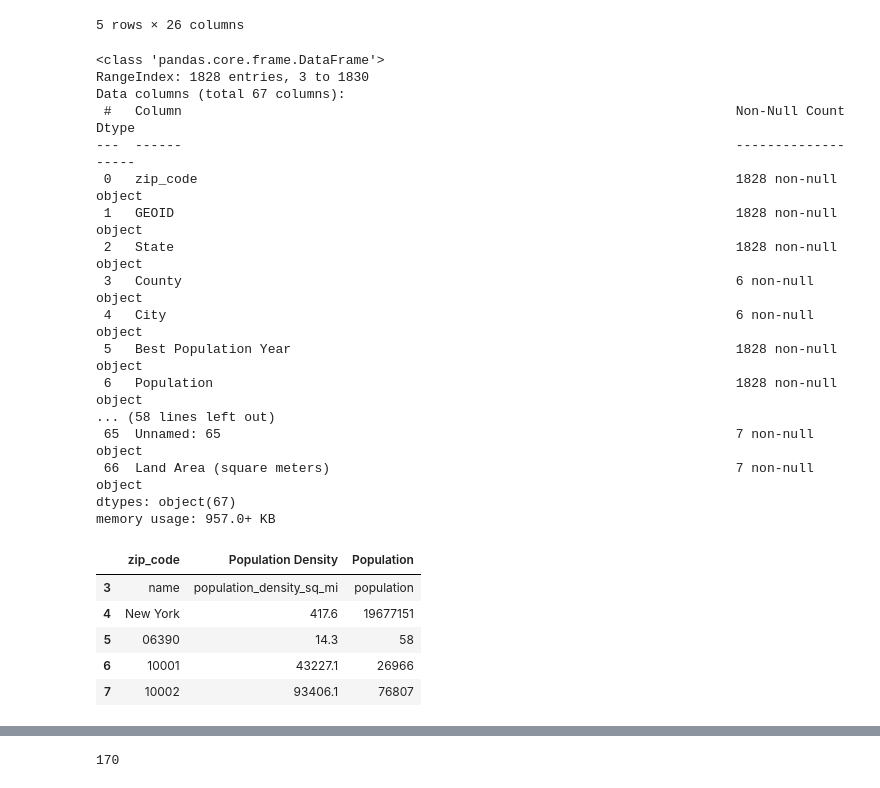
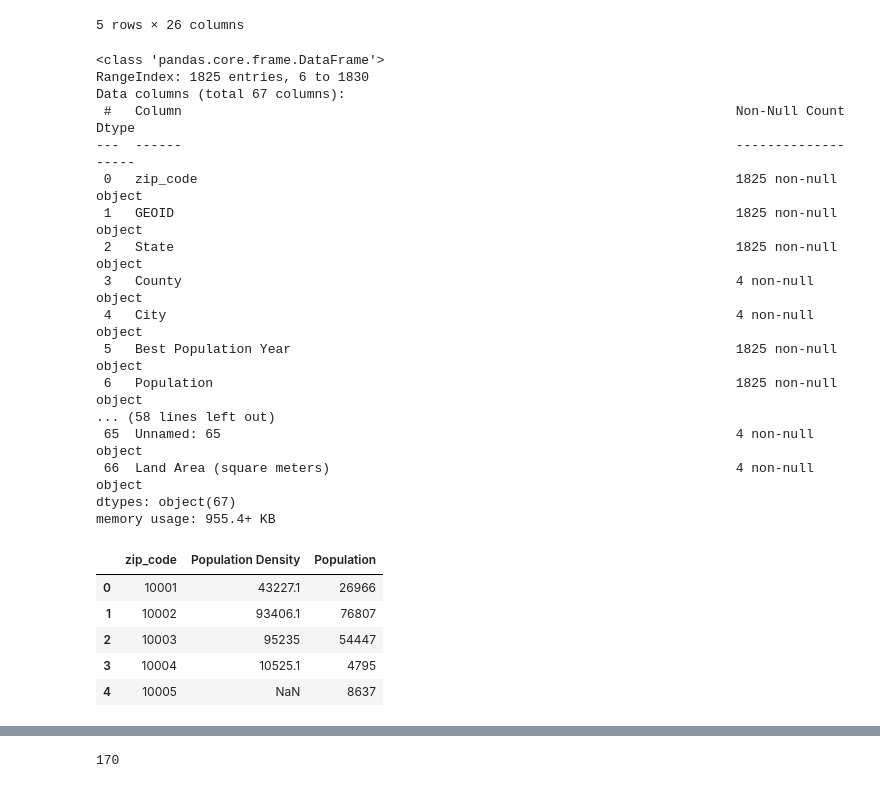
Before and after one commit to ReiannaLiu/MotorVehicleCollision, a Jupyter notebook: data_cleaning_process/loading_data.ipynb, the cells around one changed output, grey strips where cells are left out. Cells and saved outputs as stored; diff of their text form; code cells hidden in the pictures.

```diff
--- a/data_cleaning_process/loading_data.ipynb
+++ b/data_cleaning_process/loading_data.ipynb
@@ -114,37 +114,37 @@ df.head(5)
 df.loc['4277087', 'street_name'] = 'Bruckner Blvd & E 138 Street'
 # %%
 demo_df = pd.read_excel('../Resources/NewYork_DemographicsByZipCode.xlsx')
-demo_df = demo_df.iloc[3:]
+demo_df = demo_df.iloc[6:]
 demo_df = demo_df.rename(columns={'Geography': 'zip_code'}, inplace=False)
 demo_df = demo_df.rename(columns={'Best Population Estimate': 'Population'}, inplace=False)
 demo_df = demo_df.rename(columns={demo_df.columns[7]: 'Population Density'}, inplace=False)
 demo_df.info()
 # %% [output]
 <class 'pandas.core.frame.DataFrame'>
-RangeIndex: 1828 entries, 3 to 1830
+RangeIndex: 1825 entries, 6 to 1830
 Data columns (total 67 columns):
  #   Column                                                                       Non-Null Count  Dtype
 ---  ------                                                                       --------------  -----
- 0   zip_code                                                                     1828 non-null   object
- 1   GEOID                                                                        1828 non-null   object
- 2   State                                                                        1828 non-null   object
- 3   County                                                                       6 non-null      object
- 4   City                                                                         6 non-null      object
- 5   Best Population Year                                                         1828 non-null   object
- 6   Population                                                                   1828 non-null   object
+ 0   zip_code                                                                     1825 non-null   object
+ 1   GEOID                                                                        1825 non-null   object
+ 2   State                                                                        1825 non-null   object
+ 3   County                                                                       4 non-null      object
+ 4   City                                                                         4 non-null      object
+ 5   Best Population Year                                                         1825 non-null   object
+ 6   Population                                                                   1825 non-null   object
 ... (58 lines left out)
- 65  Unnamed: 65                                                                  7 non-null      object
- 66  Land Area (square meters)                                                    7 non-null      object
+ 65  Unnamed: 65                                                                  4 non-null      object
+ 66  Land Area (square meters)                                                    4 non-null      object
 dtypes: object(67)
-memory usage: 957.0+ KB
+memory usage: 955.4+ KB
 # %%
-demo_df = demo_df[['zip_code','Population Density','Population']]
+demo_df = demo_df[['zip_code','Population Density','Population']].reset_index(drop=True)
 demo_df.head()
 # %% [output]
 |  | zip_code | Population Density | Population |
-| 3 | name | population_density_sq_mi | population |
-| 4 | New York | 417.6 | 19677151 |
-| 5 | 06390 | 14.3 | 58 |
-| 6 | 10001 | 43227.1 | 26966 |
-| 7 | 10002 | 93406.1 | 76807 |
+| 0 | 10001 | 43227.1 | 26966 |
+| 1 | 10002 | 93406.1 | 76807 |
+| 2 | 10003 | 95235 | 54447 |
+| 3 | 10004 | 10525.1 | 4795 |
+| 4 | 10005 | NaN | 8637 |
 # %%
```
Also changed, not shown: parts of 12 cells of this notebook, 11 other files.
